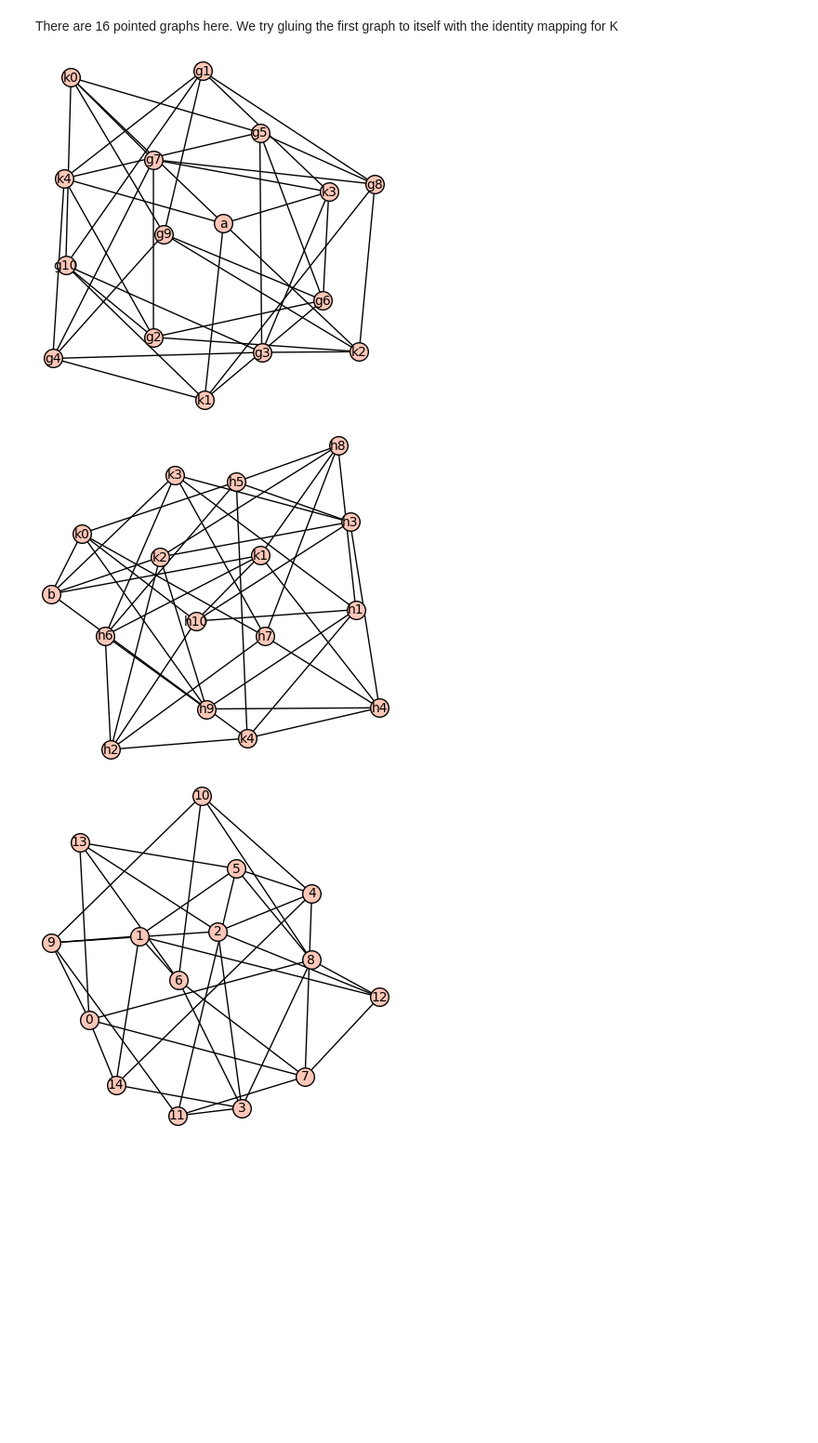
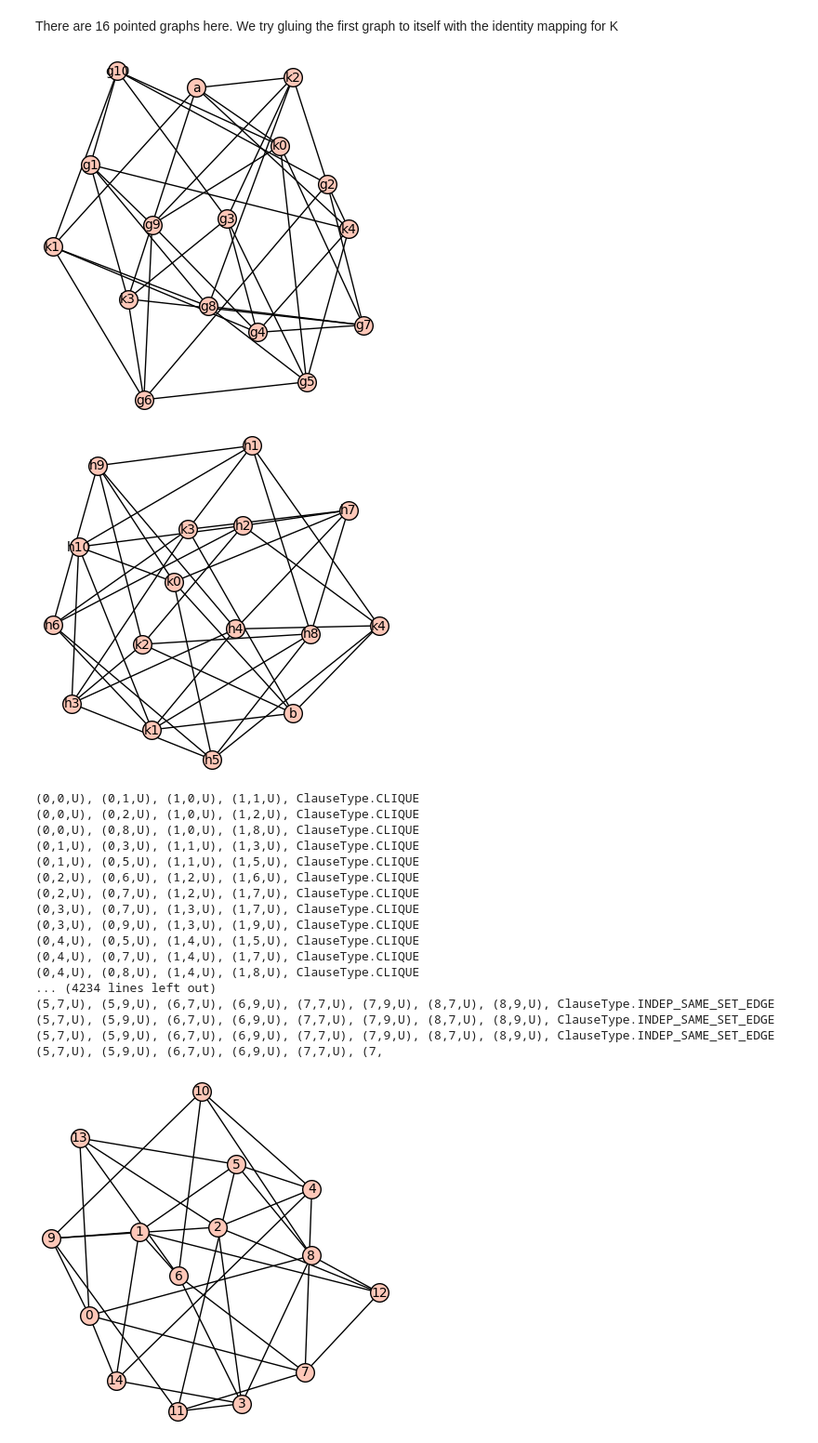
Before and after one commit to polymathjr/polymathjr-ramsey, a Jupyter notebook: r-five-five/gluing-method-2/Method2_R46e.ipynb, the cells around one changed output. Shown at 93% size. Saved outputs shown, nothing was run; the diff lists cells and outputs as text; code cells hidden in the pictures; blank space fills up the shorter version.

```diff
--- a/r-five-five/gluing-method-2/Method2_R46e.ipynb
+++ b/r-five-five/gluing-method-2/Method2_R46e.ipynb
@@ -536,29 +536,51 @@ There are 16 pointed graphs here. We try gluing the first graph to itself with t
 # %%
 G = Graph()
 from_graph6(G, graphs[0])
 G = G.complement()
 map1 = {0:"a", 11:"k0", 12:"k1", 13:"k2", 14:"k3", 15:"k4"}
 for i in range(16):
     if i not in map1:
         map1[i] = "g"+str(i)
 G.relabel(map1)
 G.show()
 
 H = Graph()
 from_graph6(H, graphs[0])
 H = H.complement()
 map2 = {0:"b", 11:"k0", 12:"k1", 13:"k2", 14:"k3", 15:"k4"}
 for i in range(16):
     if i not in map2:
         map2[i] = "h"+str(i)
 H.relabel(map2)
 H.show()
 
 K = Graph()
 K.add_vertices(["k0", "k1", "k2", "k3", "k4"])
+
+clauses, M, g_map, h_map = create_SAT_formula(G, "a", H, "b", K)
+stack = setup_stack(clauses)
+for i in clauses:
+    print(i)
 # %% [output]
-[figure, old version]
+[figure, new version]
-[figure, old version]
+[figure, new version]
+(0,0,U), (0,1,U), (1,0,U), (1,1,U), ClauseType.CLIQUE
+(0,0,U), (0,2,U), (1,0,U), (1,2,U), ClauseType.CLIQUE
+(0,0,U), (0,8,U), (1,0,U), (1,8,U), ClauseType.CLIQUE
+(0,1,U), (0,3,U), (1,1,U), (1,3,U), ClauseType.CLIQUE
+(0,1,U), (0,5,U), (1,1,U), (1,5,U), ClauseType.CLIQUE
+(0,2,U), (0,6,U), (1,2,U), (1,6,U), ClauseType.CLIQUE
+(0,2,U), (0,7,U), (1,2,U), (1,7,U), ClauseType.CLIQUE
+(0,3,U), (0,7,U), (1,3,U), (1,7,U), ClauseType.CLIQUE
+(0,3,U), (0,9,U), (1,3,U), (1,9,U), ClauseType.CLIQUE
+(0,4,U), (0,5,U), (1,4,U), (1,5,U), ClauseType.CLIQUE
+(0,4,U), (0,7,U), (1,4,U), (1,7,U), ClauseType.CLIQUE
+(0,4,U), (0,8,U), (1,4,U), (1,8,U), ClauseType.CLIQUE
+... (4234 lines left out)
+(5,7,U), (5,9,U), (6,7,U), (6,9,U), (7,7,U), (7,9,U), (8,7,U), (8,9,U), ClauseType.INDEP_SAME_SET_EDGE
+(5,7,U), (5,9,U), (6,7,U), (6,9,U), (7,7,U), (7,9,U), (8,7,U), (8,9,U), ClauseType.INDEP_SAME_SET_EDGE
+(5,7,U), (5,9,U), (6,7,U), (6,9,U), (7,7,U), (7,9,U), (8,7,U), (8,9,U), ClauseType.INDEP_SAME_SET_EDGE
+(5,7,U), (5,9,U), (6,7,U), (6,9,U), (7,7,U), (7,
 # %%
 from sage.graphs.graph_input import from_graph6
 with open('dataset_k3kme/k3k6e_15.g6', 'r') as file: # Opens the file, and closes it once we exit this block.
```
